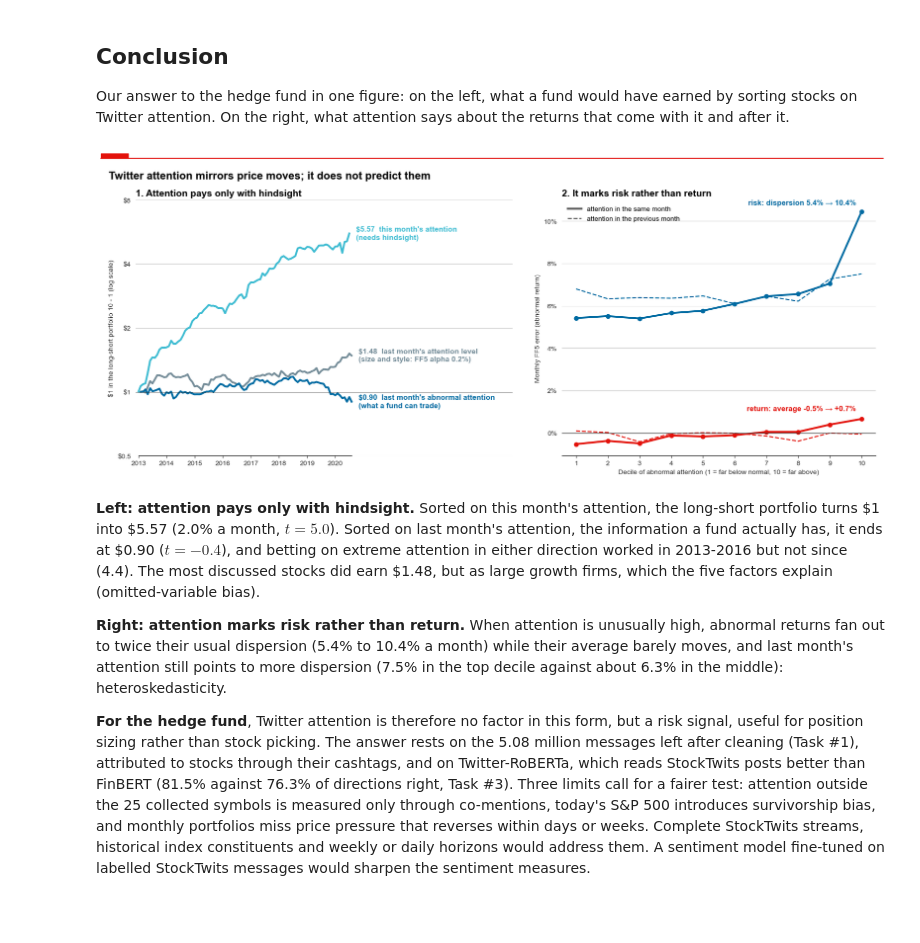
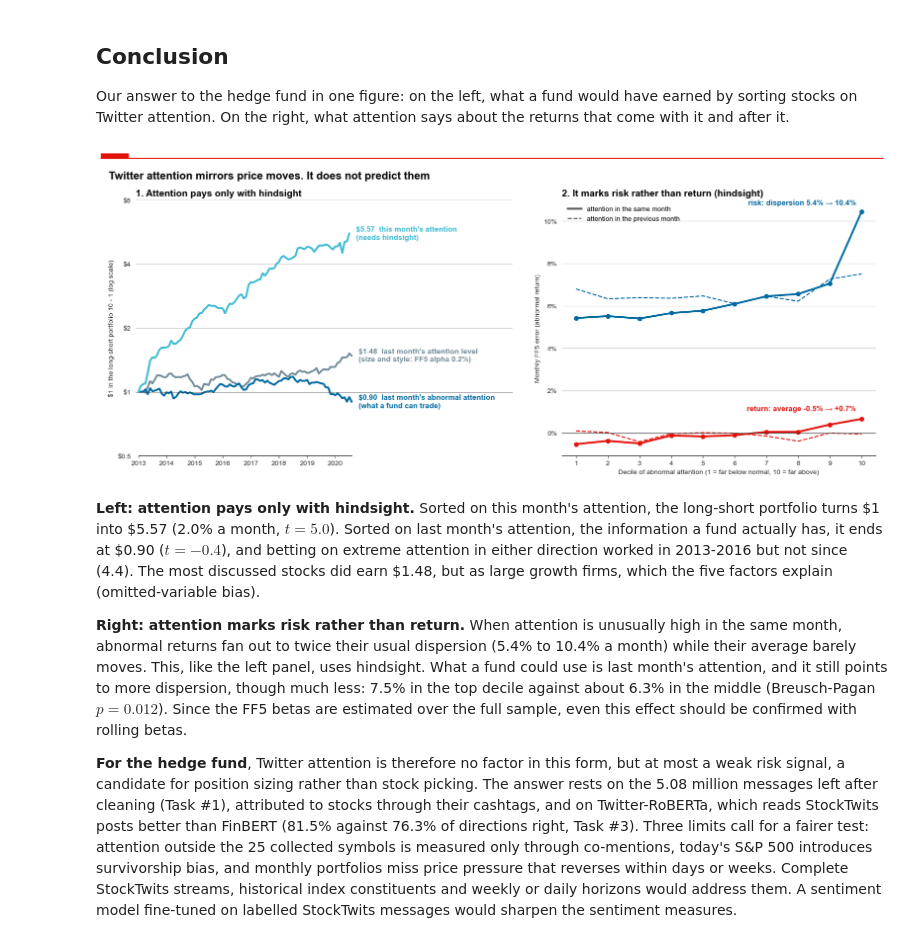
Before and after one commit to cboumans/Finance_with_Big_Data, a Jupyter notebook: lab3/PCLab3_Group4.ipynb, the cells around one changed output. Cells and saved outputs as stored; diff of their text form; code cells hidden in the pictures; blank space fills up the shorter version.

```diff
--- a/lab3/PCLab3_Group4.ipynb
+++ b/lab3/PCLab3_Group4.ipynb
@@ -1154,6 +1155,9 @@ ax.yaxis.set_major_formatter(PercentFormatter(1))
 ax.set_ylabel("Average monthly excess return")
 ax.set_title("Ten portfolios sorted on abnormal attention g, 2013-2020")
 ax.grid(False, axis="x")
+for column, x, color, label in [("same month: return", np.subtract(positions, 0.2), ECONOMIST_RED, "same month, decile means"),
+                                ("previous month: return", np.add(positions, 0.2), ECONOMIST_COLORS[3], "previous month, decile means")]:
+    ax.plot(x, decile_table[column].iloc[:10], color=color, marker="o", lw=2, label=label)
 ax.legend(loc="upper left")
 show()
 # %% [output]
@@ -1389,39 +1393,38 @@ axes[0].minorticks_off()
 axes[0].set_xlim(2012.9, 2026.3)                                         # room for the labels
 axes[0].set_xticks(range(2013, 2021))
 axes[0].spines["bottom"].set_bounds(2013, value.index[-1])
 axes[0].set_title("1. Attention pays only with hindsight")
 axes[0].set_ylabel("$1 in the long-short portfolio 10 - 1 (log scale)")
 axes[0].grid(False, axis="x")
 
 # Right: average and dispersion of the FF5 error by decile of abnormal attention
 for timing, style, width in [("same month", "-", 2.8), ("previous month", "--", 1.6)]:
     by = panels[("abnormal attention g", timing)].groupby("decile", observed=True)["error"].agg(["mean", "std"])
     deciles = by.index.astype(int)
     axes[1].plot(deciles, by["std"], color=ECONOMIST_COLORS[0], ls=style, lw=width, marker="o" if timing == "same month" else None)
     axes[1].plot(deciles, by["mean"], color=ECONOMIST_RED, ls=style, lw=width, marker="o" if timing == "same month" else None)
     if timing == "same month":
         axes[1].annotate(f"risk: dispersion {by['std'].iloc[0]:.1%} → {by['std'].iloc[-1]:.1%}", (10, by["std"].iloc[-1]), xytext=(-8, 8),
                          textcoords="offset points", ha="right", va="bottom", color=ECONOMIST_COLORS[0], fontsize=11, fontweight="bold")
         axes[1].annotate(f"return: average {by['mean'].iloc[0]:+.1%} → {by['mean'].iloc[-1]:+.1%}", (10, by["mean"].iloc[-1]), xytext=(-8, 10),
                          textcoords="offset points", ha="right", va="bottom", color=ECONOMIST_RED, fontsize=11, fontweight="bold")
 axes[1].plot([], [], color="#555555", lw=2.8, label="attention in the same month")
 axes[1].plot([], [], color="#555555", lw=1.6, ls="--", label="attention in the previous month")
 axes[1].legend(loc="upper left")
 axes[1].axhline(0, color="#333333", lw=0.8)
 axes[1].set_xticks(range(1, 11))
 axes[1].yaxis.set_major_formatter(PercentFormatter(1, decimals=0))
-axes[1].set_title("2. It marks risk rather than return")
+axes[1].set_title("2. It marks risk rather than return (hindsight)")
 axes[1].set_xlabel("Decile of abnormal attention (1 = far below normal, 10 = far above)")
 axes[1].set_ylabel("Monthly FF5 error (abnormal return)")
 axes[1].grid(False, axis="x")
-
 fig.suptitle("Twitter attention mirrors price moves. It does not predict them", x=0.01, ha="left", fontsize=16, fontweight="bold")
 show()
 # %% [output]
-[figure, old version]
+[figure, new version]
 # %% [markdown]
 **Left: attention pays only with hindsight.** Sorted on this month's attention, the long-short portfolio turns \$1 into \$5.57 (2.0% a month, $t = 5.0$). Sorted on last month's attention, the information a fund actually has, it ends at \$0.90 ($t = −0.4$), and betting on extreme attention in either direction worked in 2013-2016 but not since (4.4). The most discussed stocks did earn \$1.48, but as large growth firms, which the five factors explain (omitted-variable bias).
 
-**Right: attention marks risk rather than return.** When attention is unusually high, abnormal returns fan out to twice their usual dispersion (5.4% to 10.4% a month) while their average barely moves, and last month's attention still points to more dispersion (7.5% in the top decile against about 6.3% in the middle): heteroskedasticity.
+**Right: attention marks risk rather than return.** When attention is unusually high in the same month, abnormal returns fan out to twice their usual dispersion (5.4% to 10.4% a month) while their average barely moves. This, like the left panel, uses hindsight. What a fund could use is last month's attention, and it still points to more dispersion, though much less: 7.5% in the top decile against about 6.3% in the middle (Breusch-Pagan $p = 0.012$). Since the FF5 betas are estimated over the full sample, even this effect should be confirmed with rolling betas.
 
-**For the hedge fund**, Twitter attention is therefore no factor in this form, but a risk signal, useful for position sizing rather than stock picking. The answer rests on the 5.08 million messages left after cleaning (Task #1), attributed to stocks through their cashtags, and on Twitter-RoBERTa, which reads StockTwits posts better than FinBERT (81.5% against 76.3% of directions right, Task #3). Three limits call for a fairer test: attention outside the 25 collected symbols is measured only through co-mentions, today's S&P 500 introduces survivorship bias, and monthly portfolios miss price pressure that reverses within days or weeks. Complete StockTwits streams, historical index constituents and weekly or daily horizons would address them. A sentiment model fine-tuned on labelled StockTwits messages would sharpen the sentiment measures.
+**For the hedge fund**, Twitter attention is therefore no factor in this form, but at most a weak risk signal, a candidate for position sizing rather than stock picking. The answer rests on the 5.08 million messages left after cleaning (Task #1), attributed to stocks through their cashtags, and on Twitter-RoBERTa, which reads StockTwits posts better than FinBERT (81.5% against 76.3% of directions right, Task #3). Three limits call for a fairer test: attention outside the 25 collected symbols is measured only through co-mentions, today's S&P 500 introduces survivorship bias, and monthly portfolios miss price pressure that reverses within days or weeks. Complete StockTwits streams, historical index constituents and weekly or daily horizons would address them. A sentiment model fine-tuned on labelled StockTwits messages would sharpen the sentiment measures.
```
Also changed, not shown: parts of 6 cells of this notebook.
